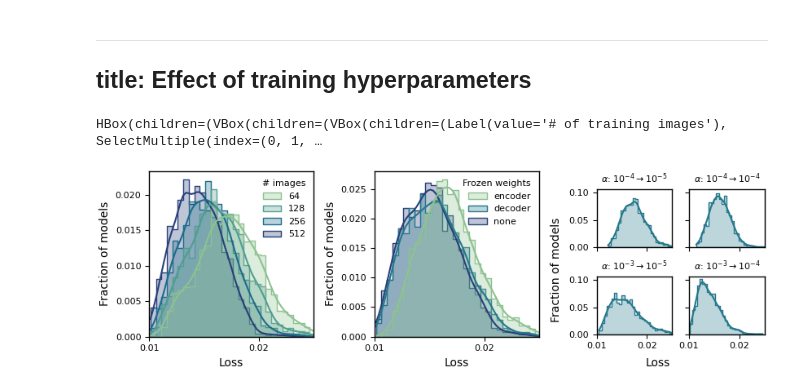
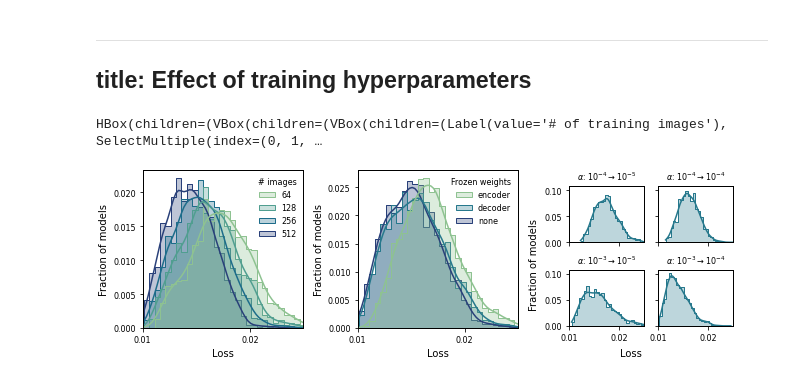
Before and after one commit to msa-em/hrtem-transfer-learning, a Jupyter notebook: notebooks/06_results_hp_figure.ipynb, the cells around one changed output. Saved outputs shown, nothing was run; the diff lists cells and outputs as text; code cells hidden in the pictures.

```diff
--- a/notebooks/06_results_hp_figure.ipynb
+++ b/notebooks/06_results_hp_figure.ipynb
@@ -104,10 +104,19 @@ active_lr_pairs = ((1e-4, 1e-5), (1e-4, 1e-4), (1e-3, 1e-5), (1e-3, 1e-4))
 
 
 ### Figure and style set up
+
+
+
+ratio = 2.5 / 8.25
+dpi = 72
+width = 620 / dpi
+height = width * ratio
 fig_style = {
-    "figsize": (8.25, 2.5),  # inches,
+    "figsize": (width, height),  # inches
     "constrained_layout": True,
+    "dpi":dpi
 }
+
 
 fig = plt.figure(**fig_style)
 subfig_gs = fig.add_gridspec(1, 3)
@@ -300,31 +309,31 @@ def update_plot(*args):
 
     for ax in lr_axes[0]:
         ax.set_xticklabels([])
 
     for row in lr_axes:
         row[-1].set_yticklabels([])
         row[-1].set_ylabel("")
 
     for ax in all_axes:
         plt.setp(ax.spines.values(), linewidth=1.0)
         if filter_zero:
             ax.set_xlim(0.01, 0.025)
             ax.set_xticks(
                 [
                     0.01,
                     0.02,
                 ]
             )
         else:
             ax.set_xlim(0.01, 0.07)
 
 
 update_plot()
 ndata_select.observe(update_plot, "value")
 ptlr_select.observe(update_plot, "value")
 tllr_select.observe(update_plot, "value")
 freeze_select.observe(update_plot, "value")
 filter_zero_button.observe(update_plot, "value")
 # %% [output]
 HBox(children=(VBox(children=(VBox(children=(Label(value='# of training images'), SelectMultiple(index=(0, 1, …
-[figure, old version]
+[figure, new version]
```
Also changed, not shown: 8 other files.
